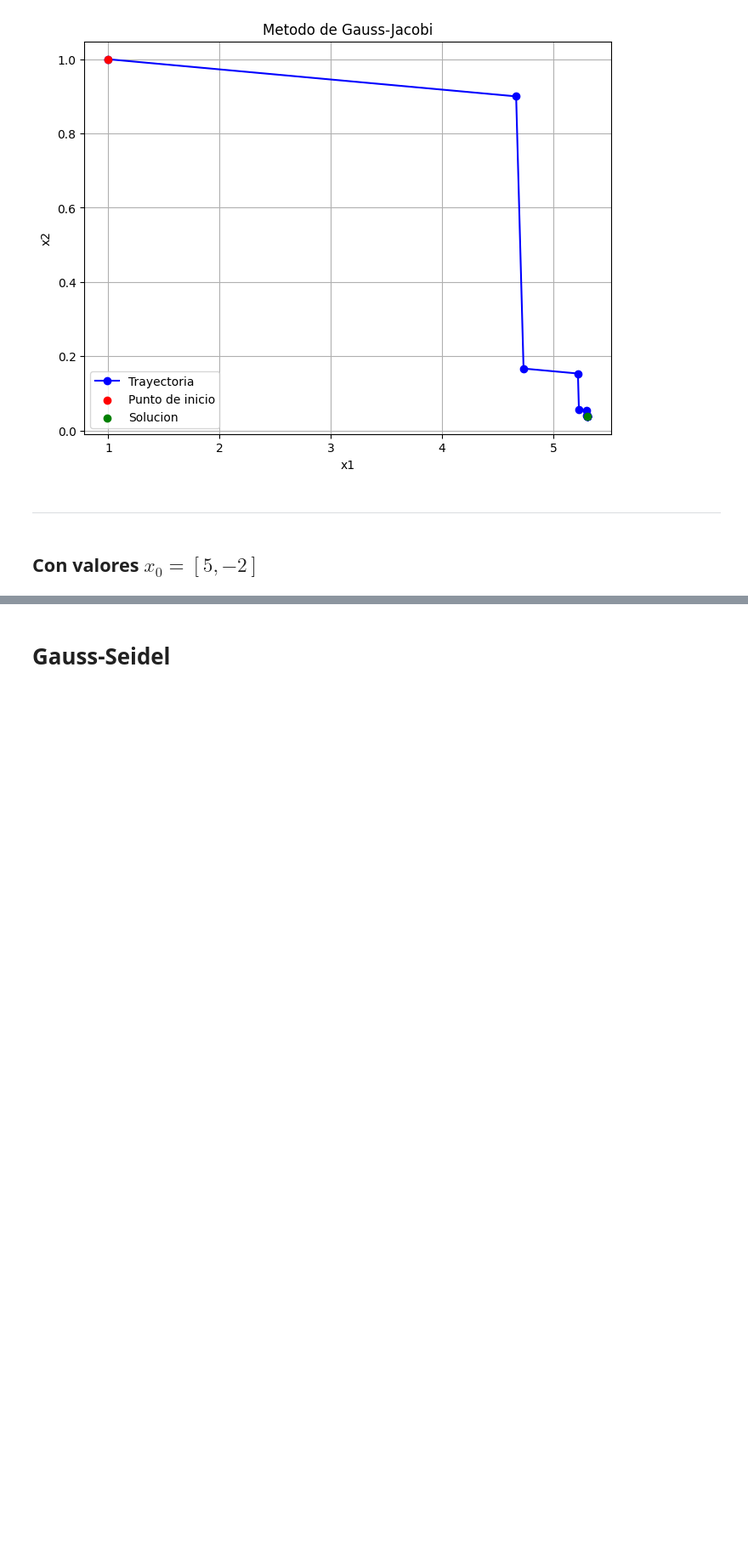
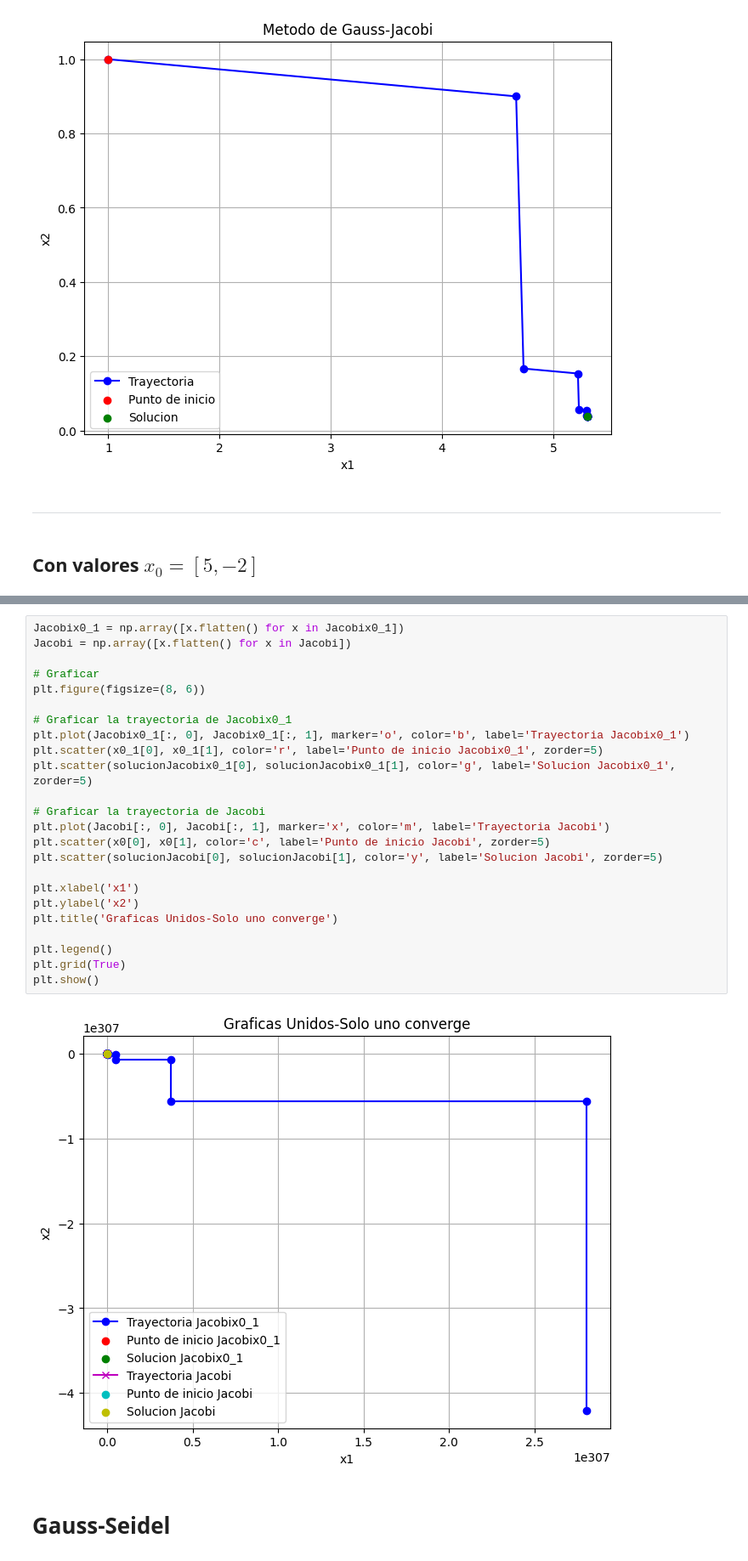
Before and after one commit to auber-8a/Metodos_Numericos, a Jupyter notebook: Taller-05.ipynb, the cells around one changed output, grey strips where cells are left out. Shown: that part at 85% size. Saved outputs shown, nothing was run; the diff lists cells and outputs as text; blank space fills up the shorter version.

```diff
--- a/Taller-05.ipynb
+++ b/Taller-05.ipynb
@@ -275,3 +283,29 @@ plt.show()
+# %%
+Jacobix0_1 = np.array([x.flatten() for x in Jacobix0_1])
+Jacobi = np.array([x.flatten() for x in Jacobi])
+
+# Graficar
+plt.figure(figsize=(8, 6))
+
+# Graficar la trayectoria de Jacobix0_1
+plt.plot(Jacobix0_1[:, 0], Jacobix0_1[:, 1], marker='o', color='b', label='Trayectoria Jacobix0_1')
+plt.scatter(x0_1[0], x0_1[1], color='r', label='Punto de inicio Jacobix0_1', zorder=5)
+plt.scatter(solucionJacobix0_1[0], solucionJacobix0_1[1], color='g', label='Solucion Jacobix0_1', zorder=5)
+
+# Graficar la trayectoria de Jacobi
+plt.plot(Jacobi[:, 0], Jacobi[:, 1], marker='x', color='m', label='Trayectoria Jacobi')
+plt.scatter(x0[0], x0[1], color='c', label='Punto de inicio Jacobi', zorder=5)
+plt.scatter(solucionJacobi[0], solucionJacobi[1], color='y', label='Solucion Jacobi', zorder=5)
+
+plt.xlabel('x1')
+plt.ylabel('x2')
+plt.title('Graficas Unidos-Solo uno converge')
+
+plt.legend()
+plt.grid(True)
+plt.show()
+# %% [output]
+[figure, added]
 # %% [markdown]
 # Gauss-Seidel
 # %%
```
Also changed, not shown: parts of 12 cells of this notebook.
